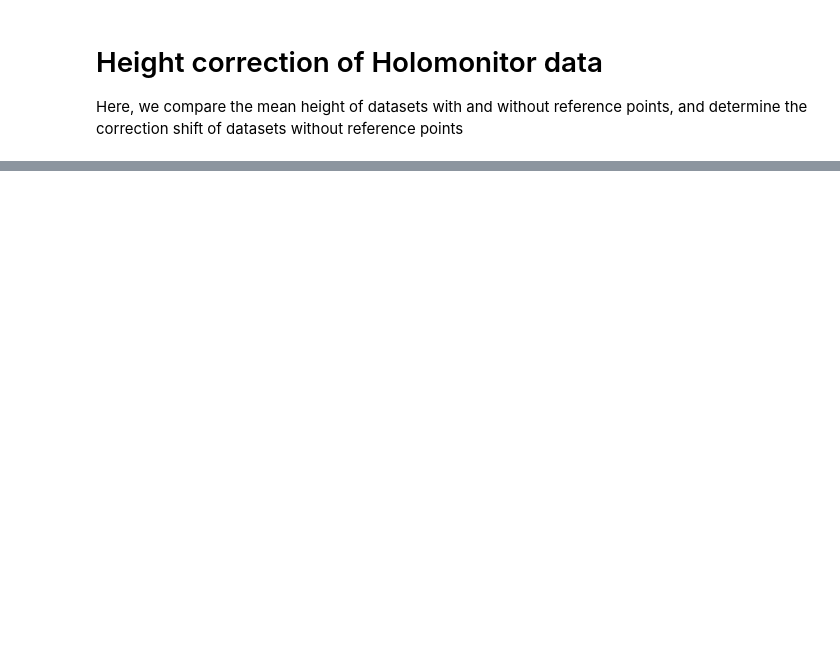
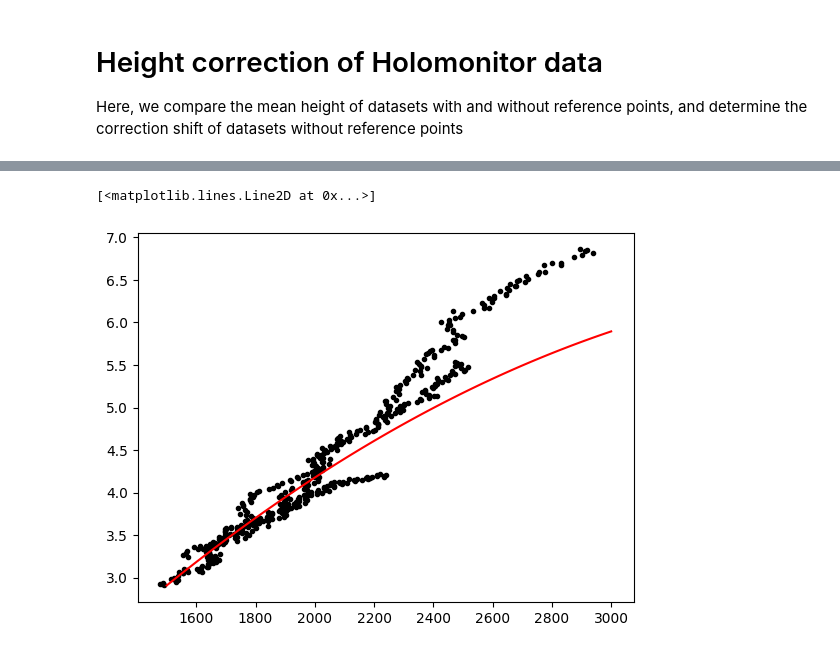
Before and after one commit to siljabl/MDCK-QPI, a Jupyter notebook: scripts/preprocessing/correct_heights_without_reference.ipynb, the cells around one changed output, grey strips where cells are left out. Cells and saved outputs as stored; diff of their text form; code cells hidden in the pictures; blank space fills up the shorter version.

```diff
--- a/scripts/preprocessing/correct_heights_without_reference.ipynb
+++ b/scripts/preprocessing/correct_heights_without_reference.ipynb
@@ -13,6 +15,12 @@ sys.path.append("scripts/utils/")
 from file_operations import *
 from SegmentedCells  import SegmentedCells
 from Microscopes     import Holomonitor
+# %%
+def poly0(p, x):
+    return p[0]
+
+def poly2(p, x):
+    return p[0] + p[1] * x + p[2] * x**2
 # %%
 _2DQPI = Holomonitor()
 # %%
@@ -102,0 +110,20 @@ plt.legend(title="Petri dish")
+# %%
+rho_reference = np.concatenate([densities_2D[9],
+                                densities_2D[10],
+                                densities_2D[12],
+                                densities_2D[13]])
+
+h_reference = np.concatenate([hmean_2D[9],
+                              hmean_2D[10],
+                              hmean_2D[12],
+                              hmean_2D[13]])
+
+density = np.linspace(1500, 3000, 100)
+
+mask = (rho_reference > 1600) * (rho_reference < 2225)
+param_reference = np.polyfit(rho_reference[mask], h_reference[mask], 2, w=1/rho_reference[mask])[::-1]
+plt.plot(rho_reference, h_reference, 'k.')
+plt.plot(density, poly2(param_reference, density), 'r')
+# %% [output]
+[<matplotlib.lines.Line2D at 0x...>]
+[figure, added]
```
Also changed, not shown: parts of 7 cells of this notebook, 45 other files.
